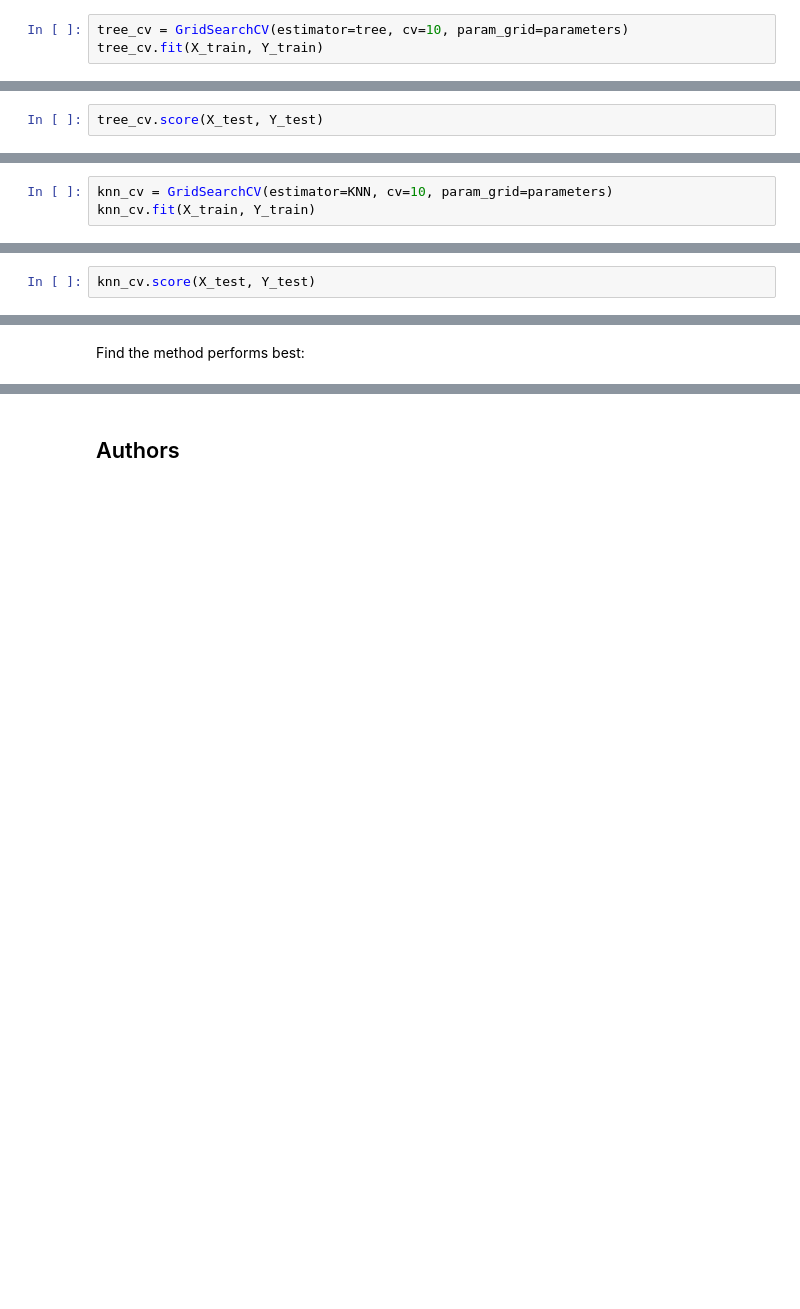
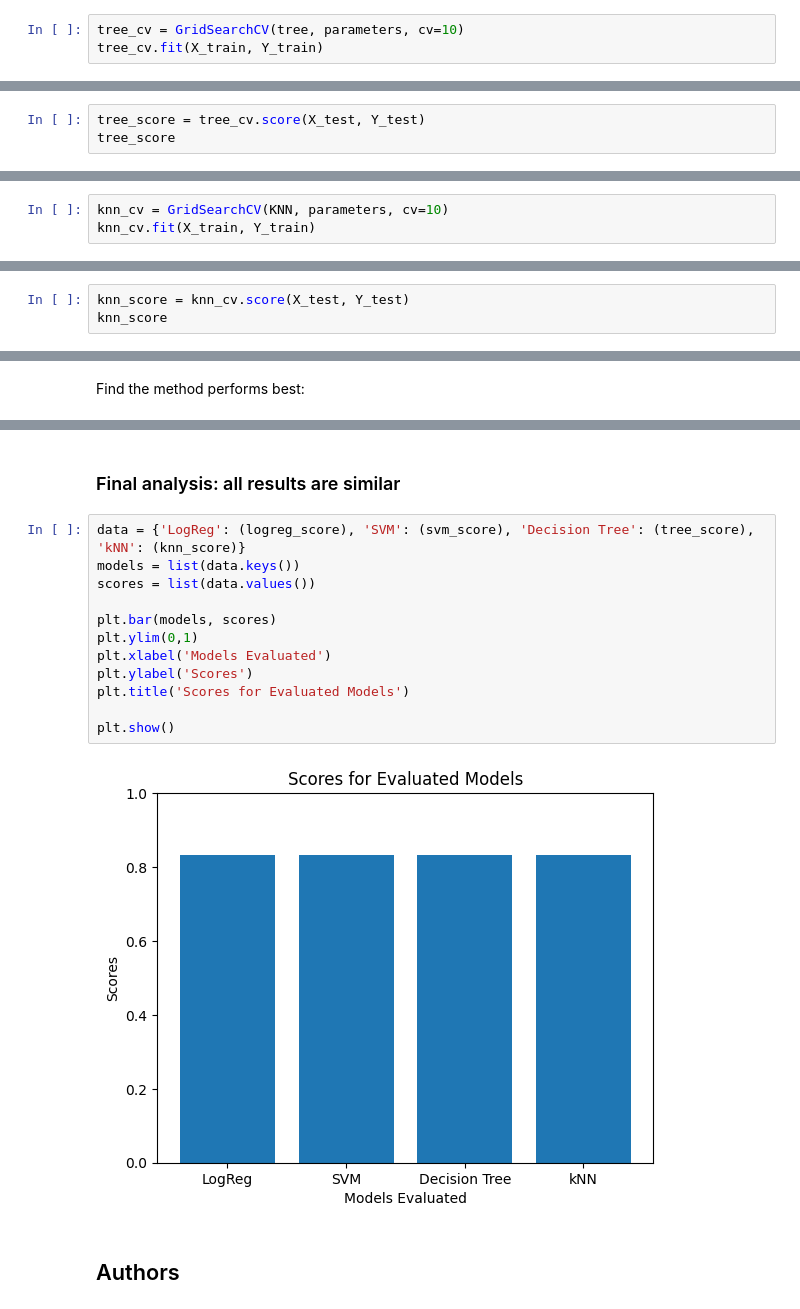
Before and after one commit to dwerth/dwerth-ds_capstone, a Jupyter notebook: lab/SpaceX_Machine_Learning_Prediction_Part_5.jupyterlite.ipynb, the cells around one changed output, grey strips where cells are left out. Saved outputs shown, nothing was run; the diff lists cells and outputs as text; blank space fills up the shorter version.

```diff
--- a/lab/SpaceX_Machine_Learning_Prediction_Part_5.jupyterlite.ipynb
+++ b/lab/SpaceX_Machine_Learning_Prediction_Part_5.jupyterlite.ipynb
@@ -213,5 +267,5 @@ parameters = {'criterion': ['gini', 'entropy'],
 
 tree = DecisionTreeClassifier()
 # %%
-tree_cv = GridSearchCV(estimator=tree, cv=10, param_grid=parameters)
+tree_cv = GridSearchCV(tree, parameters, cv=10)
 tree_cv.fit(X_train, Y_train)
@@ -223,4 +288,5 @@ print("accuracy :",tree_cv.best_score_)
 # %% [markdown]
 Calculate the accuracy of tree_cv on the test data using the method <code>score</code>:
 # %%
-tree_cv.score(X_test, Y_test)
+tree_score = tree_cv.score(X_test, Y_test)
+tree_score
@@ -240,5 +310,5 @@ parameters = {'n_neighbors': [1, 2, 3, 4, 5, 6, 7, 8, 9, 10],
 
 KNN = KNeighborsClassifier()
 # %%
-knn_cv = GridSearchCV(estimator=KNN, cv=10, param_grid=parameters)
+knn_cv = GridSearchCV(KNN, parameters, cv=10)
 knn_cv.fit(X_train, Y_train)
@@ -250,4 +328,5 @@ print("accuracy :",knn_cv.best_score_)
 # %% [markdown]
 Calculate the accuracy of knn_cv on the test data using the method <code>score</code>:
 # %%
-knn_cv.score(X_test, Y_test)
+knn_score = knn_cv.score(X_test, Y_test)
+knn_score
@@ -272,3 +358,19 @@ __All the models return the same level of accuracy__
+# %% [markdown]
+### Final analysis: all results are similar
+# %%
+data = {'LogReg': (logreg_score), 'SVM': (svm_score), 'Decision Tree': (tree_score), 'kNN': (knn_score)}
+models = list(data.keys())
+scores = list(data.values())
+
+plt.bar(models, scores)
+plt.ylim(0,1)
+plt.xlabel('Models Evaluated')
+plt.ylabel('Scores')
+plt.title('Scores for Evaluated Models')
+
+plt.show()
+# %% [output]
+[figure, added]
 # %% [markdown]
 ## Authors
 # %% [markdown]
```
Also changed, not shown: parts of 31 cells of this notebook, 10 other files.
